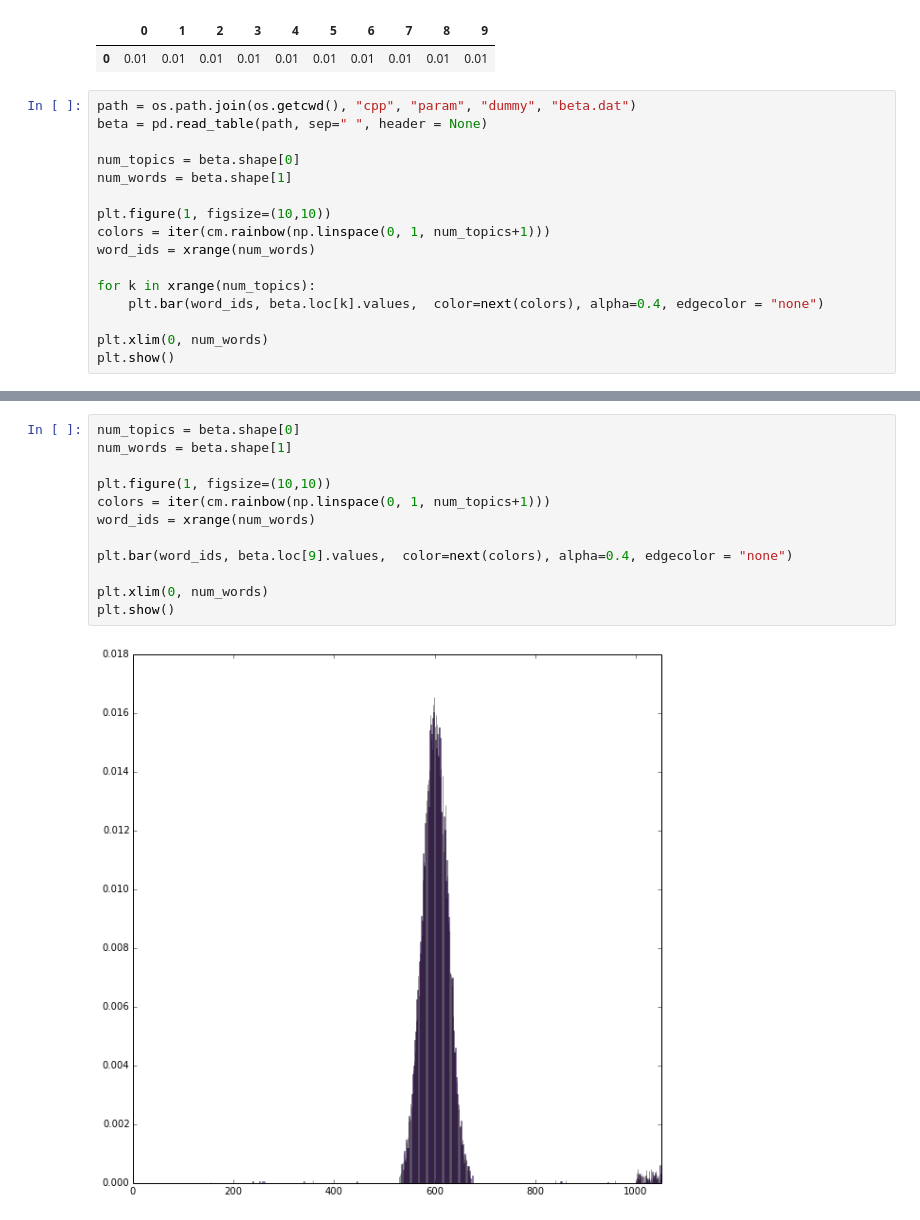
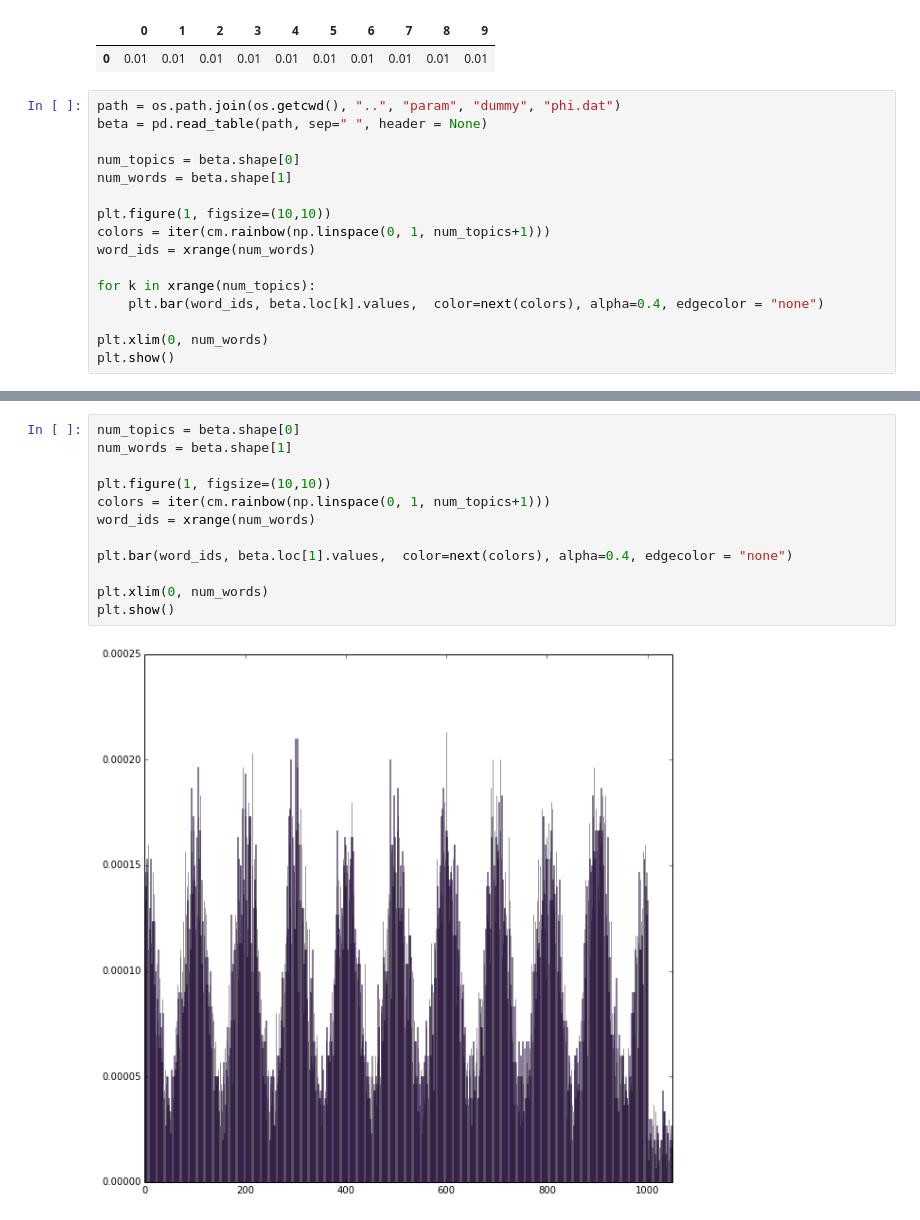
Before and after one commit to DylanV/lda, a Jupyter notebook: notebooks/Generated dataset analysis.ipynb, the cells around one changed output, grey strips where cells are left out. Saved outputs shown, nothing was run; the diff lists cells and outputs as text.

```diff
--- a/notebooks/Generated dataset analysis.ipynb
+++ b/notebooks/Generated dataset analysis.ipynb
@@ -12,7 +12,7 @@ alpha.head()
 |  | 0 | 1 | 2 | 3 | 4 | 5 | 6 | 7 | 8 | 9 |
 | 0 | 0.01 | 0.01 | 0.01 | 0.01 | 0.01 | 0.01 | 0.01 | 0.01 | 0.01 | 0.01 |
 # %%
-path = os.path.join(os.getcwd(), "cpp", "param", "dummy", "beta.dat")
+path = os.path.join(os.getcwd(), "..", "param", "dummy", "phi.dat")
 beta = pd.read_table(path, sep=" ", header = None)
 
 num_topics = beta.shape[0]
@@ -32,14 +32,14 @@ plt.show()
 # %%
 num_topics = beta.shape[0]
 num_words = beta.shape[1]
 
 plt.figure(1, figsize=(10,10))
 colors = iter(cm.rainbow(np.linspace(0, 1, num_topics+1)))
 word_ids = xrange(num_words)
 
-plt.bar(word_ids, beta.loc[9].values,  color=next(colors), alpha=0.4, edgecolor = "none")
+plt.bar(word_ids, beta.loc[1].values,  color=next(colors), alpha=0.4, edgecolor = "none")
 
 plt.xlim(0, num_words)
 plt.show()
 # %% [output]
-[figure, old version]
+[figure, new version]
```
Also changed, not shown: parts of 1 cell of this notebook, 4 other files.
